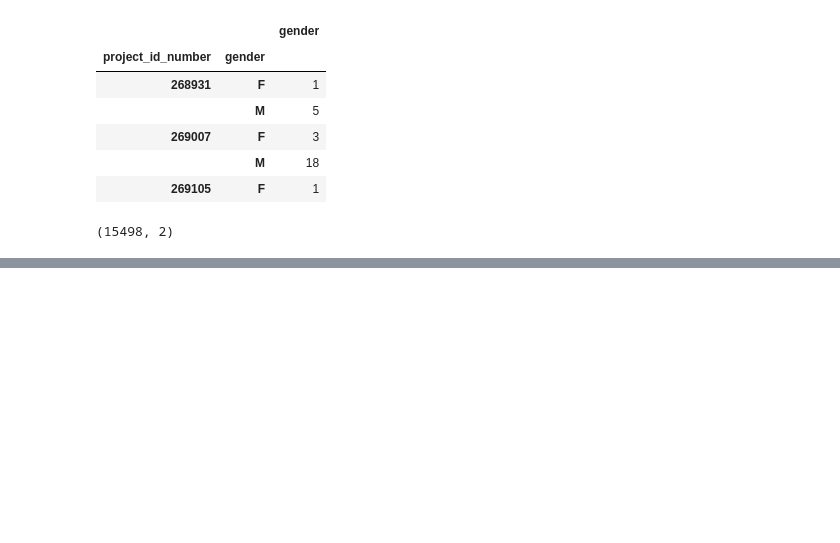
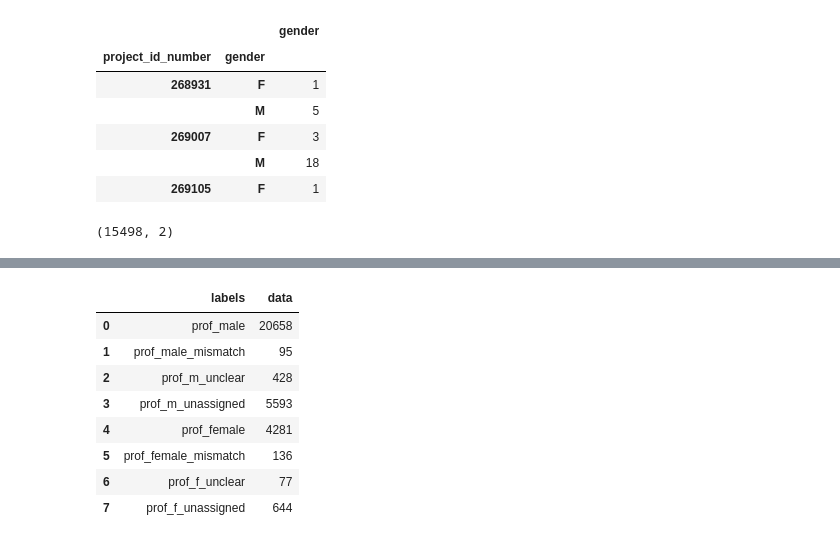
Before and after one commit to lauralindal/datavis-forscher_innen, a Jupyter notebook: InferGender.ipynb, the cells around one changed output, grey strips where cells are left out. Drawn from its saved outputs; the diff is of its cells as text; code cells hidden in the pictures; blank space fills up the shorter version.

Commit message:
Provide further data on inferred gender

```diff
--- a/InferGender.ipynb
+++ b/InferGender.ipynb
@@ -259,0 +302,12 @@ single_person_project_or_collab.to_csv('data/single_person_project_or_collab.csv
+# %%
+prof_gender_data
+# %% [output]
+|  | labels | data |
+| 0 | prof_male | 20658 |
+| 1 | prof_male_mismatch | 95 |
+| 2 | prof_m_unclear | 428 |
+| 3 | prof_m_unassigned | 5593 |
+| 4 | prof_female | 4281 |
+| 5 | prof_female_mismatch | 136 |
+| 6 | prof_f_unclear | 77 |
+| 7 | prof_f_unassigned | 644 |
```
Also changed, not shown: parts of 5 cells of this notebook, 4 other files.
